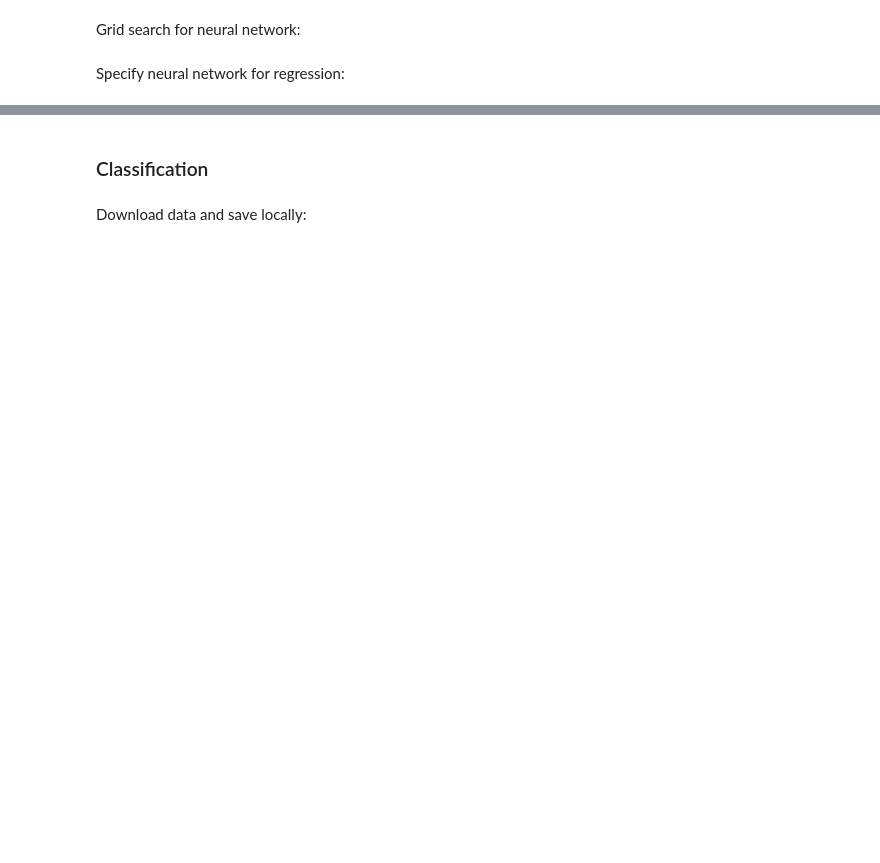
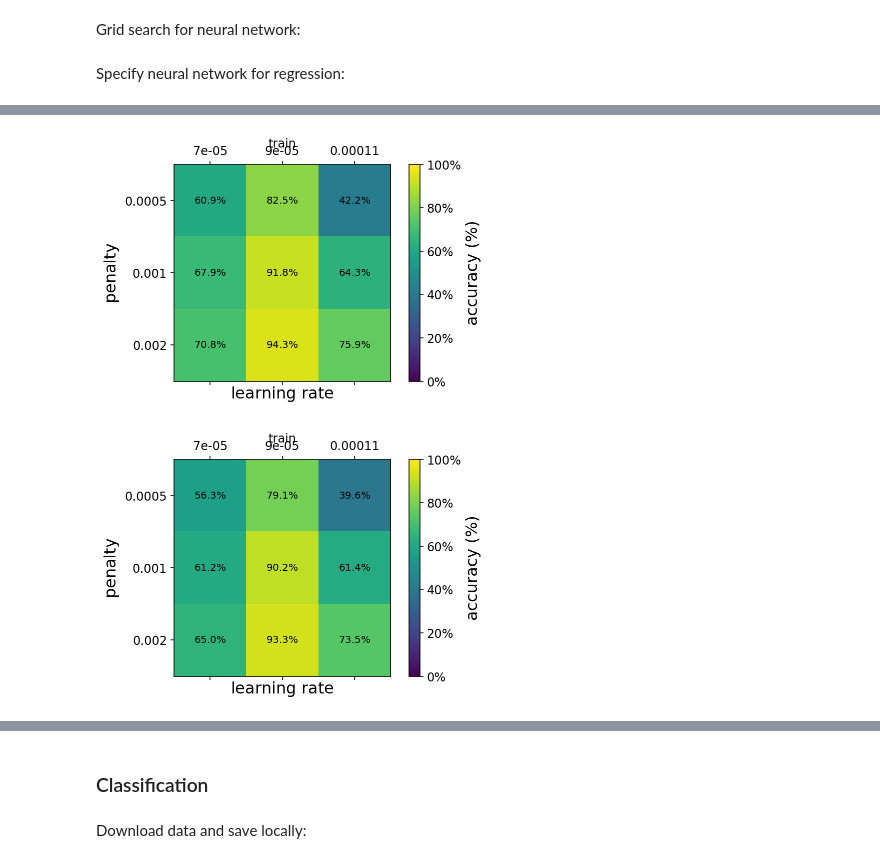
Before and after one commit to Anduron/FYS-STK4155-Project2, a Jupyter notebook: notebooks/nn_ising.ipynb, the cells around one changed output, grey strips where cells are left out. Saved outputs shown, nothing was run; the diff lists cells and outputs as text; code cells hidden in the pictures; blank space fills up the shorter version.

Commit message:
Analyze nn reg result

```diff
--- a/notebooks/nn_ising.ipynb
+++ b/notebooks/nn_ising.ipynb
@@ -84,12 +101,15 @@ _pass = Pass()
 square_loss = SquareLoss()
 np.random.seed(42)
 
-layers = [1600, 1000, 100, 1]
-activ_func = [tanh, tanh, _pass]
+layers = [1600, 400, 1]
+activ_func = [tanh, _pass]
 cost = square_loss
 
-learning_rate = [0.00002]
-penalty =       [0.0001]
+#learning_rate = [1e-5, 4e-5, 9e-5]
+#penalty =       [1e-5, 1e-4, 1e-3]
 
-models = grid_search_nn(learning_rate, penalty, layers, activ_func, cost, 100, 100, X_train, y_train)
+learning_rate = [7e-5, 9e-5, 1.1e-4]
+penalty =       [5e-4, 1e-3, 2e-3]
+
+models = grid_search_nn(learning_rate, penalty, layers, activ_func, cost, 100, 50, X_train, y_train, X_val, y_val)
 # %% [output]
@@ -122,0 +133,57 @@ nn = NeuralNetwork([1500, 100, 1], [sig, _pass], square_loss)
+# %%
+def plot_data(x,y,data,title=None):
+
+    # plot results
+    fontsize=16
+
+
+    fig = plt.figure()
+    ax = fig.add_subplot(111)
+    cax = ax.matshow(data, interpolation='nearest', vmin=0, vmax=1)
+
+    cbar=fig.colorbar(cax)
+    cbar.ax.set_ylabel('accuracy (%)',rotation=90,fontsize=fontsize)
+    cbar.set_ticks([0,.2,.4,0.6,0.8,1.0])
+    cbar.set_ticklabels(['0%','20%','40%','60%','80%','100%'])
+
+    # put text on matrix elements
+    for i, x_val in enumerate(np.arange(len(x))):
+        for j, y_val in enumerate(np.arange(len(y))):
+            c = "${0:.1f}\\%$".format( 100*data[j,i])
+            ax.text(x_val, y_val, c, va='center', ha='center')
+
+    # convert axis vaues to to string labels
+    x=[str(i) for i in x]
+    y=[str(i) for i in y]
+
+
+    ax.set_xticklabels(['']+x)
+    ax.set_yticklabels(['']+y)
+
+    ax.set_xlabel('$\\mathrm{learning\\ rate}$',fontsize=fontsize)
+    ax.set_ylabel('$\\mathrm{penalty}$',fontsize=fontsize)
+    if title is not None:
+        ax.set_title(title)
+
+    plt.tight_layout()
+
+    plt.show()
+
+
+R2_train = []
+R2_test = []
+for i in range(len(models)):
+    y_pred = models[i].predict(X_train)[:,0]
+    R2_train.append(R2(y_train, y_pred))
+
+    y_pred = models[i].predict(X_test)[:,0]
+    R2_test.append(R2(y_test, y_pred))
+
+R2_train = np.array(R2_train).reshape((3,3))
+R2_test = np.array(R2_test).reshape((3,3))
+
+plot_data(learning_rate, penalty, R2_train, title = "train")
+plot_data(learning_rate, penalty, R2_test, title = "train")
+# %% [output]
+[figure, added]
+[figure, added]
```
Also changed, not shown: parts of 11 cells of this notebook, 1 other file.
